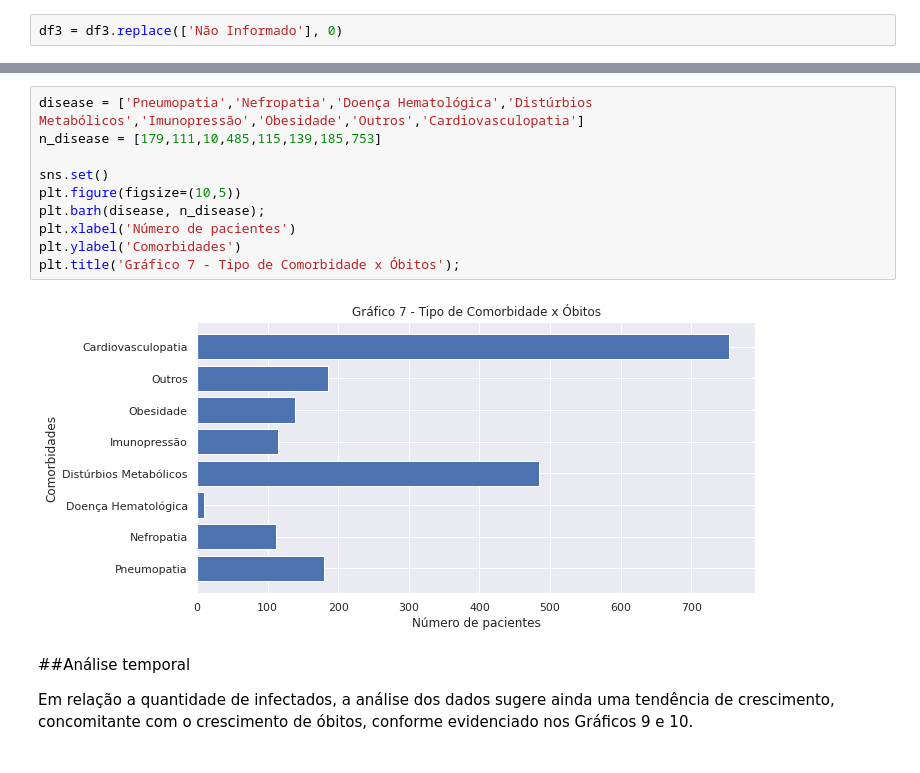
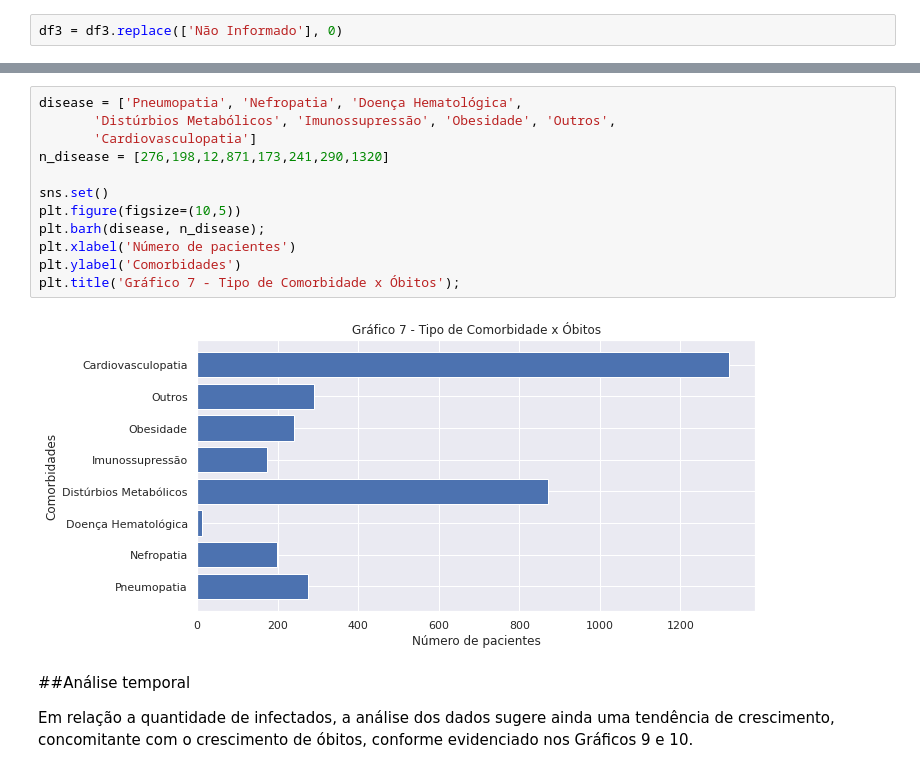
Before and after one commit to carmenscar/Data-Science-projects, a Jupyter notebook: analisecovidbsb.ipynb, the cells around one changed output, grey strips where cells are left out. Cells and saved outputs as stored; diff of their text form.

```diff
--- a/analisecovidbsb.ipynb
+++ b/analisecovidbsb.ipynb
@@ -355,16 +361,18 @@ Cardiovasculopatia         753
 dtype: int64
 # %%
-disease = ['Pneumopatia','Nefropatia','Doença Hematológica','Distúrbios Metabólicos','Imunopressão','Obesidade','Outros','Cardiovasculopatia']
-n_disease = [179,111,10,485,115,139,185,753]
+disease = ['Pneumopatia', 'Nefropatia', 'Doença Hematológica',
+       'Distúrbios Metabólicos', 'Imunossupressão', 'Obesidade', 'Outros',
+       'Cardiovasculopatia']
+n_disease = [276,198,12,871,173,241,290,1320]
 
 sns.set()
 plt.figure(figsize=(10,5))
 plt.barh(disease, n_disease);
 plt.xlabel('Número de pacientes')
 plt.ylabel('Comorbidades')
 plt.title('Gráfico 7 - Tipo de Comorbidade x Óbitos');
 # %% [output]
-[figure, old version]
+[figure, new version]
 # %% [markdown]
 ##Análise temporal
 
```
Also changed, not shown: parts of 32 cells of this notebook.
